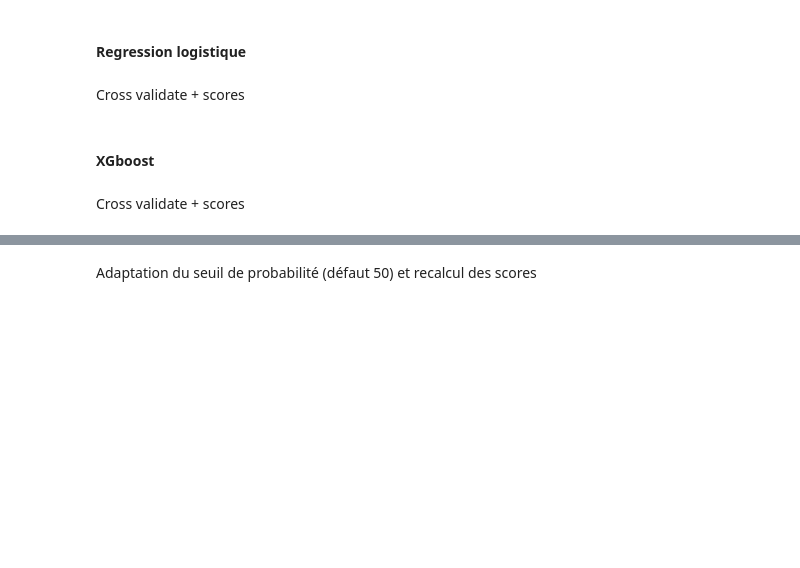
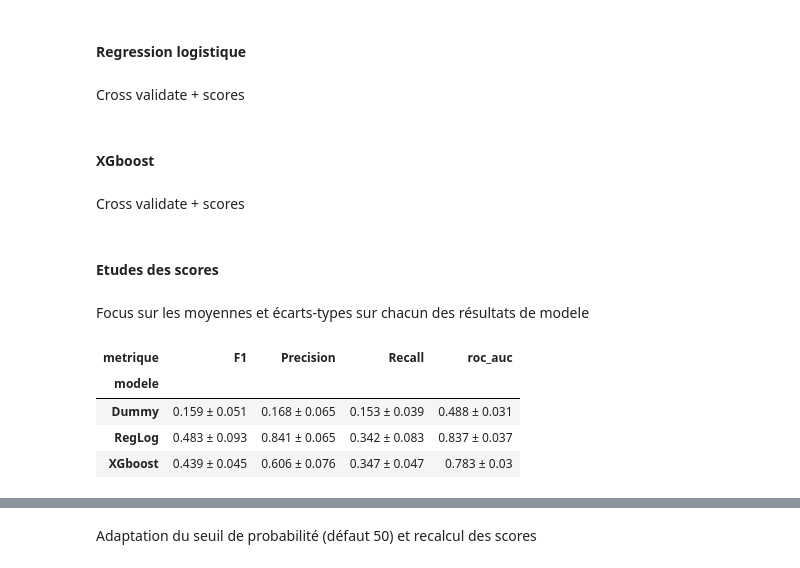
Before and after one commit to DavidRichomme/OC_P4_Classifiez_automatiquement_les_informations, a Jupyter notebook: Notebooks/02_Modelisation_optimisation.ipynb, the cells around one changed output, grey strips where cells are left out. Drawn from its saved outputs; the diff is of its cells as text; code cells hidden in the pictures; blank space fills up the shorter version.

```diff
--- a/Notebooks/02_Modelisation_optimisation.ipynb
+++ b/Notebooks/02_Modelisation_optimisation.ipynb
@@ -232,7 +247,7 @@ X_train, X_test, y_train, y_test = train_test_split(X, y, test_size=0.2, random_
 Min-Max Scaler
 # %%
 # Création d'une liste des colonnes numériques type 'float64'
-colonnes_numeriques = X_train.select_dtypes(include="float64").columns.tolist()
+colonnes_numeriques = X_train.select_dtypes(include="number").columns.tolist()
 
 # Création d'un objet de la classe ColumnTransformer pour y stocker le scaling 'propre'
 preprocessor = ColumnTransformer(
@@ -303,0 +327,2 @@ Cross validate + scores
+# %% [markdown]
+#### Etudes des scores
@@ -303,0 +342,12 @@ Cross validate + scores
+# %% [markdown]
+Focus sur les moyennes et écarts-types sur chacun des résultats de modele
+# %%
+resume = df_result_score.groupby(["modele", "metrique"])["score"].agg(["mean", "std"])
+resume["resultat"] = resume["mean"].round(3).astype(str) + " ± " + resume["std"].round(3).astype(str)
+resume["resultat"].unstack("metrique")
+# %% [output]
+| metrique | F1 | Precision | Recall | roc_auc |
+| modele |  |  |  |  |
+| Dummy | 0.159 ± 0.051 | 0.168 ± 0.065 | 0.153 ± 0.039 | 0.488 ± 0.031 |
+| RegLog | 0.483 ± 0.093 | 0.841 ± 0.065 | 0.342 ± 0.083 | 0.837 ± 0.037 |
+| XGboost | 0.439 ± 0.045 | 0.606 ± 0.076 | 0.347 ± 0.047 | 0.783 ± 0.03 |
```
Also changed, not shown: parts of 31 cells of this notebook, 6 other files.
